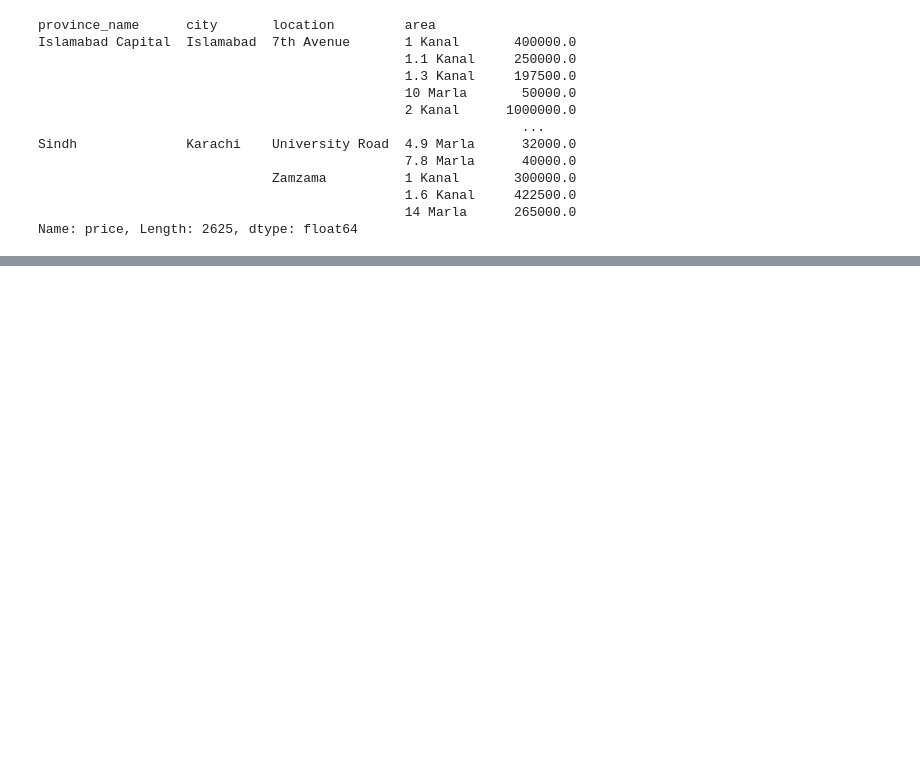
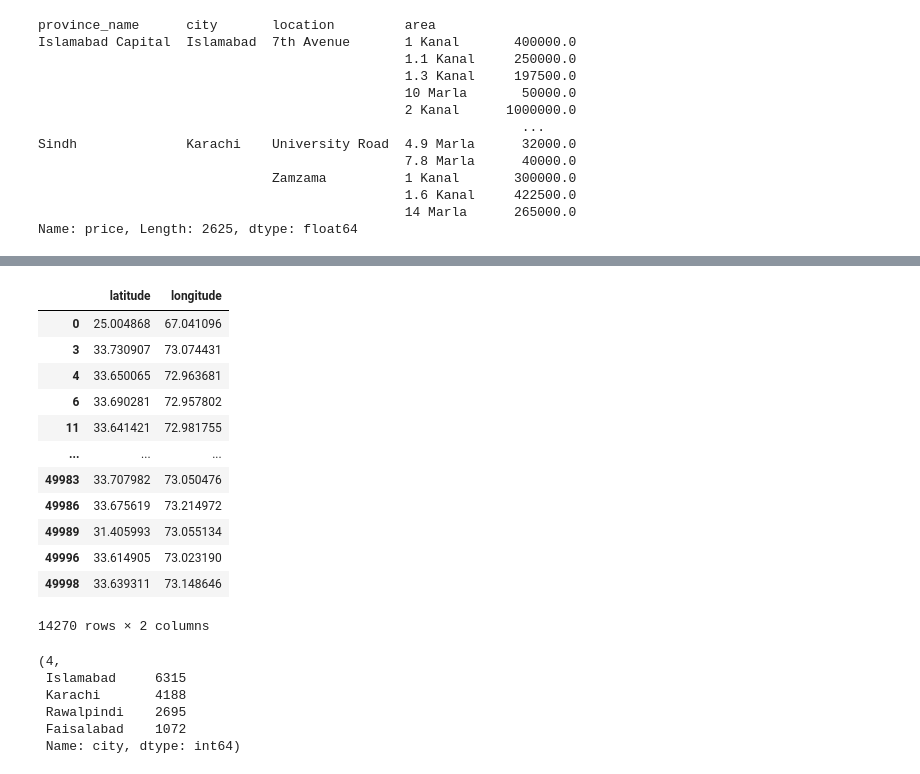
Before and after one commit to fahadashrafi-1/Data-Analysis, a Jupyter notebook: Property_Analysis/Property Data Analytics.ipynb, the cells around one changed output, grey strips where cells are left out. Drawn from its saved outputs; the diff is of its cells as text; code cells hidden in the pictures; blank space fills up the shorter version.

```diff
--- a/Property_Analysis/Property Data Analytics.ipynb
+++ b/Property_Analysis/Property Data Analytics.ipynb
@@ -333,0 +329,25 @@ df.sample(50)
+# %%
+df[['latitude', 'longitude']]
+# %% [output]
+|  | latitude | longitude |
+| 0 | 25.004868 | 67.041096 |
+| 3 | 33.730907 | 73.074431 |
+| 4 | 33.650065 | 72.963681 |
+| 6 | 33.690281 | 72.957802 |
+| 11 | 33.641421 | 72.981755 |
+| ... | ... | ... |
+| 49983 | 33.707982 | 73.050476 |
+| 49986 | 33.675619 | 73.214972 |
+| 49989 | 31.405993 | 73.055134 |
+| 49996 | 33.614905 | 73.023190 |
+| 49998 | 33.639311 | 73.148646 |
+14270 rows × 2 columns
+# %%
+df['city'].nunique(), df['city'].value_counts()
+# %% [output]
+(4,
+ Islamabad     6315
+ Karachi       4188
+ Rawalpindi    2695
+ Faisalabad    1072
+ Name: city, dtype: int64)
```
Also changed, not shown: parts of 2 cells of this notebook.
